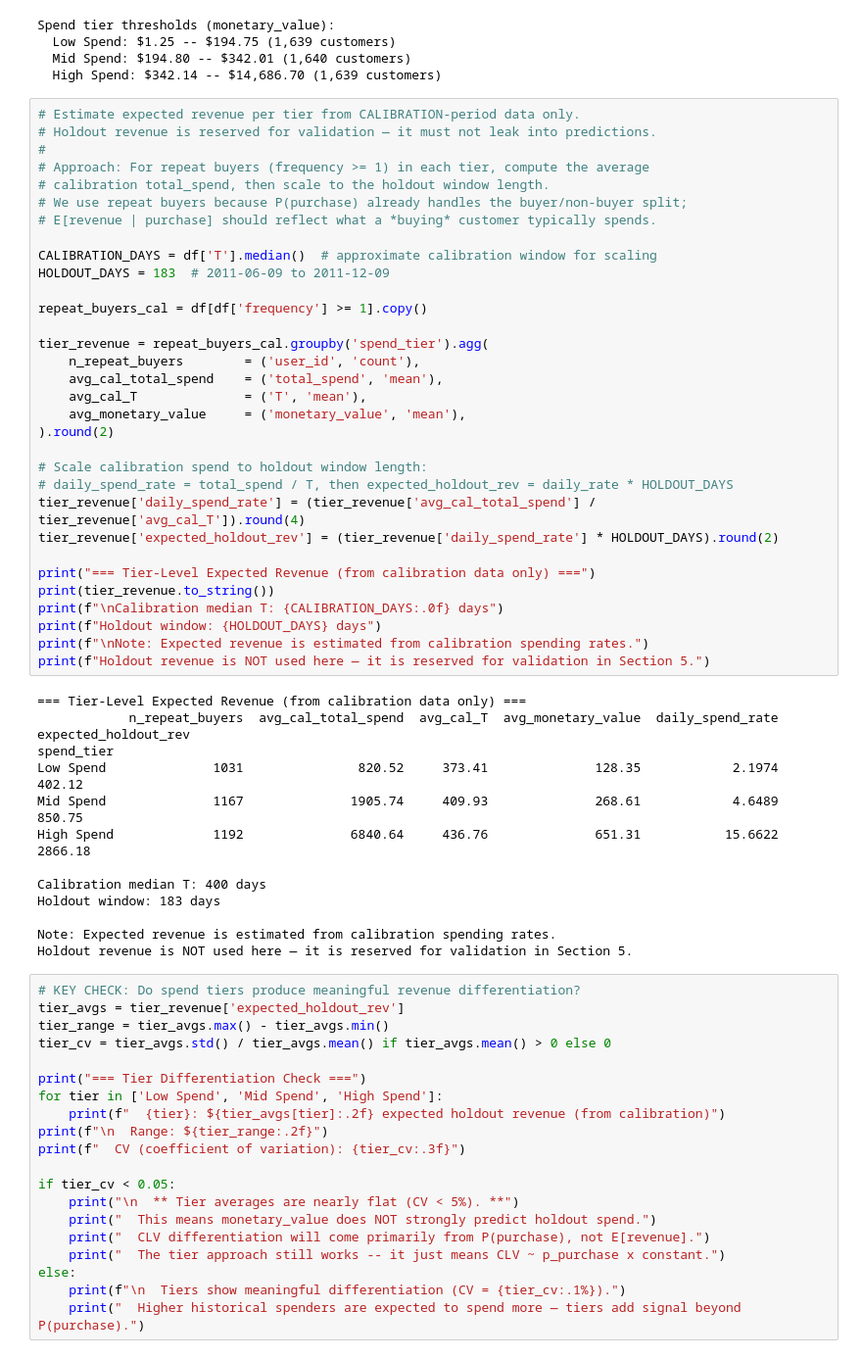
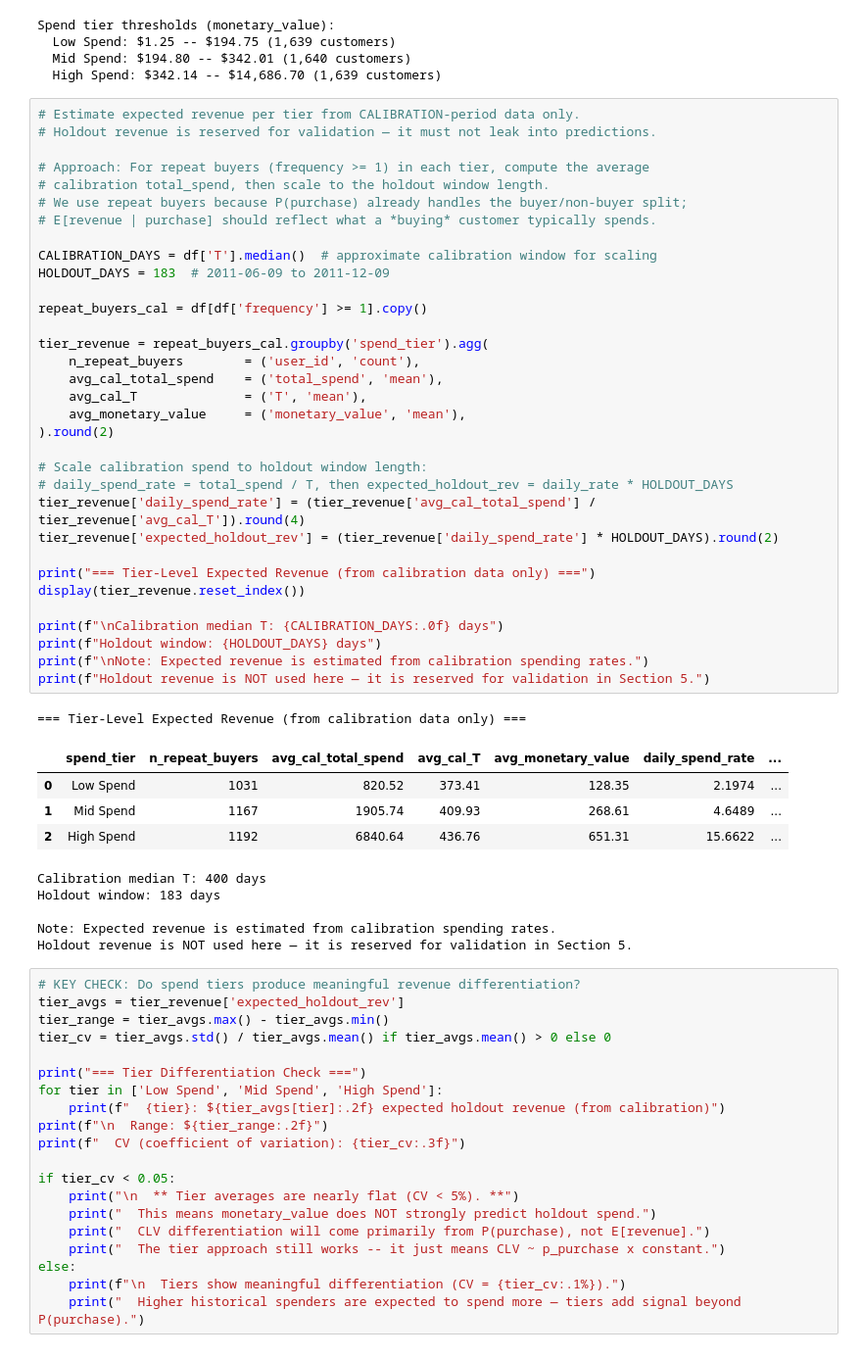
Before and after one commit to dsyhub/customer-lifetime-value-prediction, a Jupyter notebook: notebooks/03_customer_lifetime_value_segmentation.ipynb, the cells around one changed output. Shown at 98% size. Cells and saved outputs as stored; diff of their text form.

```diff
--- a/notebooks/03_customer_lifetime_value_segmentation.ipynb
+++ b/notebooks/03_customer_lifetime_value_segmentation.ipynb
@@ -83,48 +83,47 @@ Spend tier thresholds (monetary_value):
 # %%
 # Estimate expected revenue per tier from CALIBRATION-period data only.
 # Holdout revenue is reserved for validation — it must not leak into predictions.
-#
+
 # Approach: For repeat buyers (frequency >= 1) in each tier, compute the average
 # calibration total_spend, then scale to the holdout window length.
 # We use repeat buyers because P(purchase) already handles the buyer/non-buyer split;
 # E[revenue | purchase] should reflect what a *buying* customer typically spends.
 
 CALIBRATION_DAYS = df['T'].median()  # approximate calibration window for scaling
 HOLDOUT_DAYS = 183  # 2011-06-09 to 2011-12-09
 
 repeat_buyers_cal = df[df['frequency'] >= 1].copy()
 
 tier_revenue = repeat_buyers_cal.groupby('spend_tier').agg(
     n_repeat_buyers        = ('user_id', 'count'),
     avg_cal_total_spend    = ('total_spend', 'mean'),
     avg_cal_T              = ('T', 'mean'),
     avg_monetary_value     = ('monetary_value', 'mean'),
 ).round(2)
 
 # Scale calibration spend to holdout window length:
 # daily_spend_rate = total_spend / T, then expected_holdout_rev = daily_rate * HOLDOUT_DAYS
 tier_revenue['daily_spend_rate'] = (tier_revenue['avg_cal_total_spend'] / tier_revenue['avg_cal_T']).round(4)
 tier_revenue['expected_holdout_rev'] = (tier_revenue['daily_spend_rate'] * HOLDOUT_DAYS).round(2)
 
 print("=== Tier-Level Expected Revenue (from calibration data only) ===")
-print(tier_revenue.to_string())
+display(tier_revenue.reset_index())
+
 print(f"\nCalibration median T: {CALIBRATION_DAYS:.0f} days")
 print(f"Holdout window: {HOLDOUT_DAYS} days")
 print(f"\nNote: Expected revenue is estimated from calibration spending rates.")
 print(f"Holdout revenue is NOT used here — it is reserved for validation in Section 5.")
 # %% [output]
 === Tier-Level Expected Revenue (from calibration data only) ===
-            n_repeat_buyers  avg_cal_total_spend  avg_cal_T  avg_monetary_value  daily_spend_rate  expected_holdout_rev
-spend_tier
-Low Spend              1031               820.52     373.41              128.35            2.1974                402.12
-Mid Spend              1167              1905.74     409.93              268.61            4.6489                850.75
-High Spend             1192              6840.64     436.76              651.31           15.6622               2866.18
-
-Calibration median T: 400 days
-Holdout window: 183 days
-
-Note: Expected revenue is estimated from calibration spending rates.
-Holdout revenue is NOT used here — it is reserved for validation in Section 5.
+|  | spend_tier | n_repeat_buyers | avg_cal_total_spend | avg_cal_T | avg_monetary_value | daily_spend_rate | ... |
+| 0 | Low Spend | 1031 | 820.52 | 373.41 | 128.35 | 2.1974 | ... |
+| 1 | Mid Spend | 1167 | 1905.74 | 409.93 | 268.61 | 4.6489 | ... |
+| 2 | High Spend | 1192 | 6840.64 | 436.76 | 651.31 | 15.6622 | ... |
+Calibration median T: 400 days
+Holdout window: 183 days
+
+Note: Expected revenue is estimated from calibration spending rates.
+Holdout revenue is NOT used here — it is reserved for validation in Section 5.
 # %%
 # KEY CHECK: Do spend tiers produce meaningful revenue differentiation?
 tier_avgs = tier_revenue['expected_holdout_rev']
```
Also changed, not shown: parts of 1 cell of this notebook.
